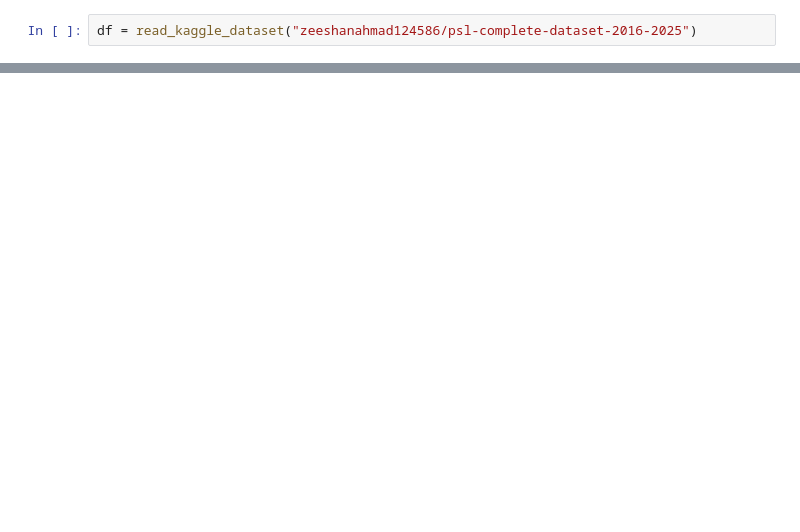
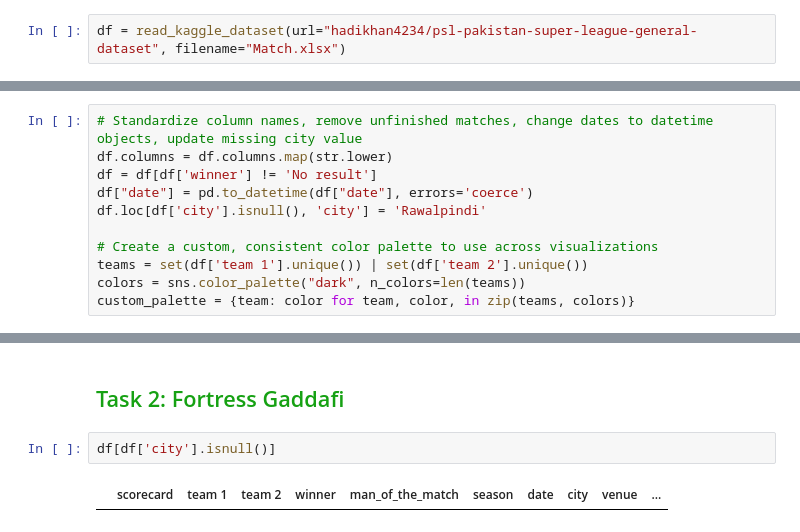
Before and after one commit to Muzammil-Cheema/PSL-Complete-Data-Analysis, a Jupyter notebook: notebook.ipynb, the cells around one changed output, grey strips where cells are left out. Cells and saved outputs as stored; diff of their text form; blank space fills up the shorter version.

```diff
--- a/notebook.ipynb
+++ b/notebook.ipynb
@@ -10,3 +13,3 @@ from utilities import read_kaggle_dataset
 # %%
-df = read_kaggle_dataset("zeeshanahmad124586/psl-complete-dataset-2016-2025")
+df = read_kaggle_dataset(url="hadikhan4234/psl-pakistan-super-league-general-dataset", filename="Match.xlsx")
 # %% [output]
@@ -45,0 +21,11 @@ df.head()
+# %%
+# Standardize column names, remove unfinished matches, change dates to datetime objects, update missing city value
+df.columns = df.columns.map(str.lower)
+df = df[df['winner'] != 'No result']
+df["date"] = pd.to_datetime(df["date"], errors='coerce')
+df.loc[df['city'].isnull(), 'city'] = 'Rawalpindi'
+
+# Create a custom, consistent color palette to use across visualizations
+teams = set(df['team 1'].unique()) | set(df['team 2'].unique())
+colors = sns.color_palette("dark", n_colors=len(teams))
+custom_palette = {team: color for team, color, in zip(teams, colors)}
@@ -45,0 +74,6 @@ df.head()
+# %% [markdown]
+<h2 style="color:#16a113"> Task 2: Fortress Gaddafi </h2>
+# %%
+df[df['city'].isnull()]
+# %% [output]
+|  | scorecard | team 1 | team 2 | winner | man_of_the_match | season | date | city | venue | ... |
```
Also changed, not shown: parts of 15 cells of this notebook, 2 other files.
